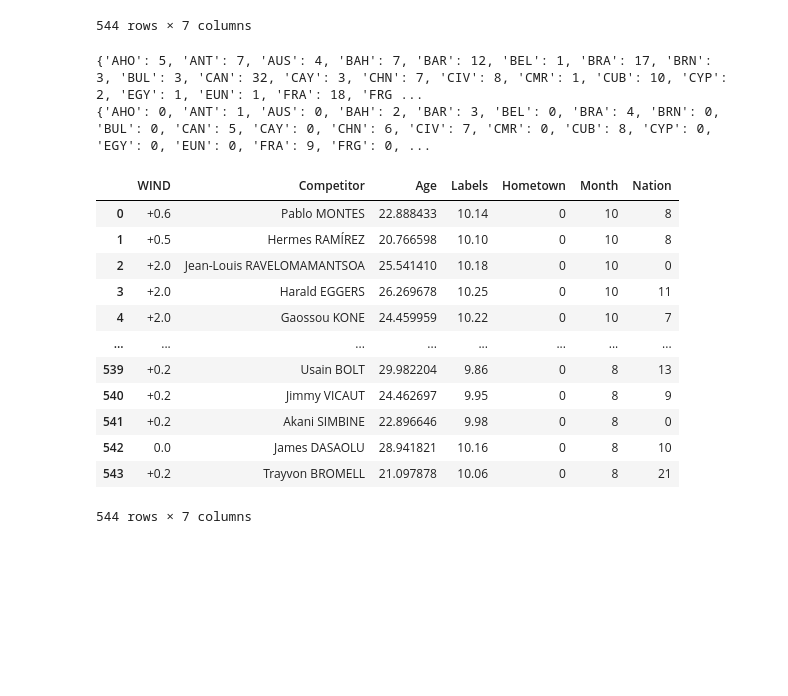
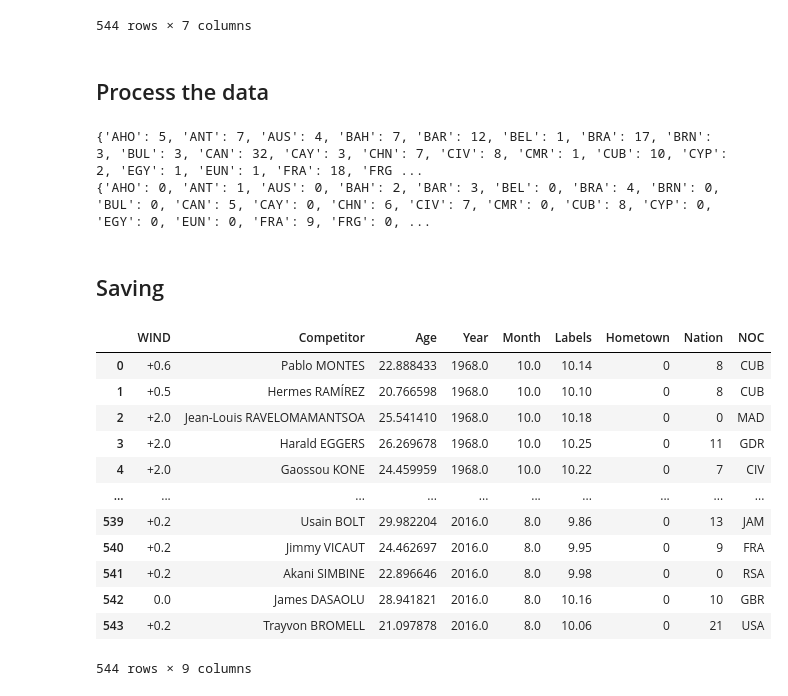
Before and after one commit to ailuropodaWu/NYCU-AI-Capstone, a Jupyter notebook: Project1/process_record.ipynb, the cells around one changed output. Saved outputs shown, nothing was run; the diff lists cells and outputs as text; code cells hidden in the pictures; blank space fills up the shorter version.

Commit message:
Process data

```diff
--- a/Project1/process.ipynb
+++ b/Project1/process_record.ipynb
@@ -5,7 +4,7 @@ from tqdm import tqdm
 # %% [markdown]
 ## Read the data from the CSV and Preprocess
 # %%
-raw_data_path = './dataset/raw_train_data.csv'
+raw_data_path = './dataset/raw_record_data.csv'
 raw_data = pd.read_csv(raw_data_path)
 raw_data.drop(columns=['Unnamed: 0', 'Rank', 'Pos', 'Results Score'], inplace=True)
 raw_data.dropna(inplace=True)
@@ -106,6 +105,8 @@ raw_data
 | 542 | 10.16 | 0.0 | James DASAOLU | GBR | BRA | 2016-08-14 00:00:00 | 28.941821 |
 | 543 | 10.06 | +0.2 | Trayvon BROMELL | USA | BRA | 2016-08-14 00:00:00 | 21.097878 |
 544 rows × 7 columns
+# %% [markdown]
+## Process the data
 # %%
 
 nation_cnt = dict(raw_data.groupby(by=['Nat']).count()['Mark'])
@@ -119,30 +120,35 @@ for k, i in nation_cnt.items():
         nation_list[k] = nation_index
         nation_index += 1
 print(nation_list)
+for i in raw_data.index:
+    raw_data.loc[i, 'Year'] = int(raw_data['Date'][i].year)
+    raw_data.loc[i, 'Month'] = int(raw_data['Date'][i].month)
 raw_data['Labels'] = raw_data['Mark']
 raw_data['Hometown'] = raw_data['Venue'] == raw_data['Nat']
 raw_data['Hometown'] = raw_data['Hometown'].apply(lambda x: int(x))
-raw_data['Month'] = raw_data['Date'].apply(lambda x: x.month)
 raw_data['Nation'] = raw_data['Nat'].apply(lambda x: nation_list[x])
+raw_data['NOC'] = raw_data['Nat']
 raw_data.drop(columns=['Mark', 'Nat', 'Venue', 'Date'], inplace=True)
 # %% [output]
 {'AHO': 5, 'ANT': 7, 'AUS': 4, 'BAH': 7, 'BAR': 12, 'BEL': 1, 'BRA': 17, 'BRN': 3, 'BUL': 3, 'CAN': 32, 'CAY': 3, 'CHN': 7, 'CIV': 8, 'CMR': 1, 'CUB': 10, 'CYP': 2, 'EGY': 1, 'EUN': 1, 'FRA': 18, 'FRG ...
 {'AHO': 0, 'ANT': 1, 'AUS': 0, 'BAH': 2, 'BAR': 3, 'BEL': 0, 'BRA': 4, 'BRN': 0, 'BUL': 0, 'CAN': 5, 'CAY': 0, 'CHN': 6, 'CIV': 7, 'CMR': 0, 'CUB': 8, 'CYP': 0, 'EGY': 0, 'EUN': 0, 'FRA': 9, 'FRG': 0, ...
+# %% [markdown]
+## Saving
 # %%
-processed_path = './dataset/processed_train_data.csv'
-raw_data.to_csv(processed_path)
+processed_data_path = './dataset/record_data.csv'
+raw_data.to_csv(processed_data_path)
 raw_data
 # %% [output]
-|  | WIND | Competitor | Age | Labels | Hometown | Month | Nation |
-| 0 | +0.6 | Pablo MONTES | 22.888433 | 10.14 | 0 | 10 | 8 |
-| 1 | +0.5 | Hermes RAMÍREZ | 20.766598 | 10.10 | 0 | 10 | 8 |
-| 2 | +2.0 | Jean-Louis RAVELOMAMANTSOA | 25.541410 | 10.18 | 0 | 10 | 0 |
-| 3 | +2.0 | Harald EGGERS | 26.269678 | 10.25 | 0 | 10 | 11 |
-| 4 | +2.0 | Gaossou KONE | 24.459959 | 10.22 | 0 | 10 | 7 |
-| ... | ... | ... | ... | ... | ... | ... | ... |
-| 539 | +0.2 | Usain BOLT | 29.982204 | 9.86 | 0 | 8 | 13 |
-| 540 | +0.2 | Jimmy VICAUT | 24.462697 | 9.95 | 0 | 8 | 9 |
-| 541 | +0.2 | Akani SIMBINE | 22.896646 | 9.98 | 0 | 8 | 0 |
-| 542 | 0.0 | James DASAOLU | 28.941821 | 10.16 | 0 | 8 | 10 |
-| 543 | +0.2 | Trayvon BROMELL | 21.097878 | 10.06 | 0 | 8 | 21 |
+|  | WIND | Competitor | Age | Year | Month | Labels | Hometown | Nation | NOC |
+| 0 | +0.6 | Pablo MONTES | 22.888433 | 1968.0 | 10.0 | 10.14 | 0 | 8 | CUB |
+| 1 | +0.5 | Hermes RAMÍREZ | 20.766598 | 1968.0 | 10.0 | 10.10 | 0 | 8 | CUB |
+| 2 | +2.0 | Jean-Louis RAVELOMAMANTSOA | 25.541410 | 1968.0 | 10.0 | 10.18 | 0 | 0 | MAD |
+| 3 | +2.0 | Harald EGGERS | 26.269678 | 1968.0 | 10.0 | 10.25 | 0 | 11 | GDR |
+| 4 | +2.0 | Gaossou KONE | 24.459959 | 1968.0 | 10.0 | 10.22 | 0 | 7 | CIV |
+| ... | ... | ... | ... | ... | ... | ... | ... | ... | ... |
+| 539 | +0.2 | Usain BOLT | 29.982204 | 2016.0 | 8.0 | 9.86 | 0 | 13 | JAM |
+| 540 | +0.2 | Jimmy VICAUT | 24.462697 | 2016.0 | 8.0 | 9.95 | 0 | 9 | FRA |
+| 541 | +0.2 | Akani SIMBINE | 22.896646 | 2016.0 | 8.0 | 9.98 | 0 | 0 | RSA |
+| 542 | 0.0 | James DASAOLU | 28.941821 | 2016.0 | 8.0 | 10.16 | 0 | 10 | GBR |
+| 543 | +0.2 | Trayvon BROMELL | 21.097878 | 2016.0 | 8.0 | 10.06 | 0 | 21 | USA |
-544 rows × 7 columns
+544 rows × 9 columns
```
Also changed, not shown: parts of 1 cell of this notebook, 3 other files.
